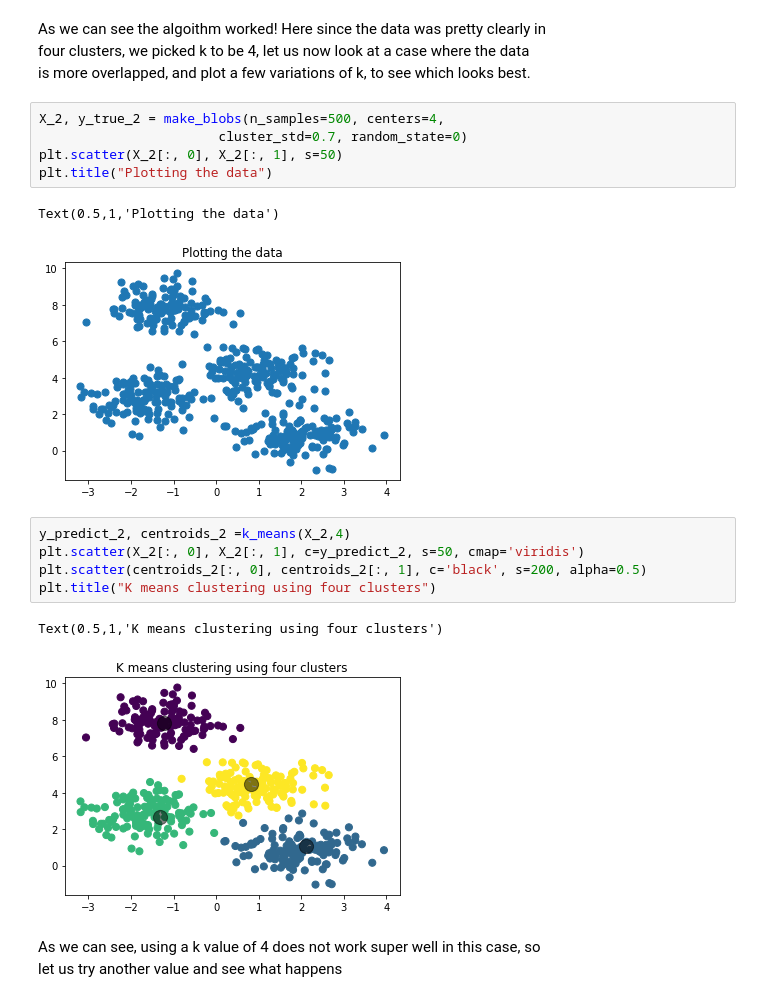
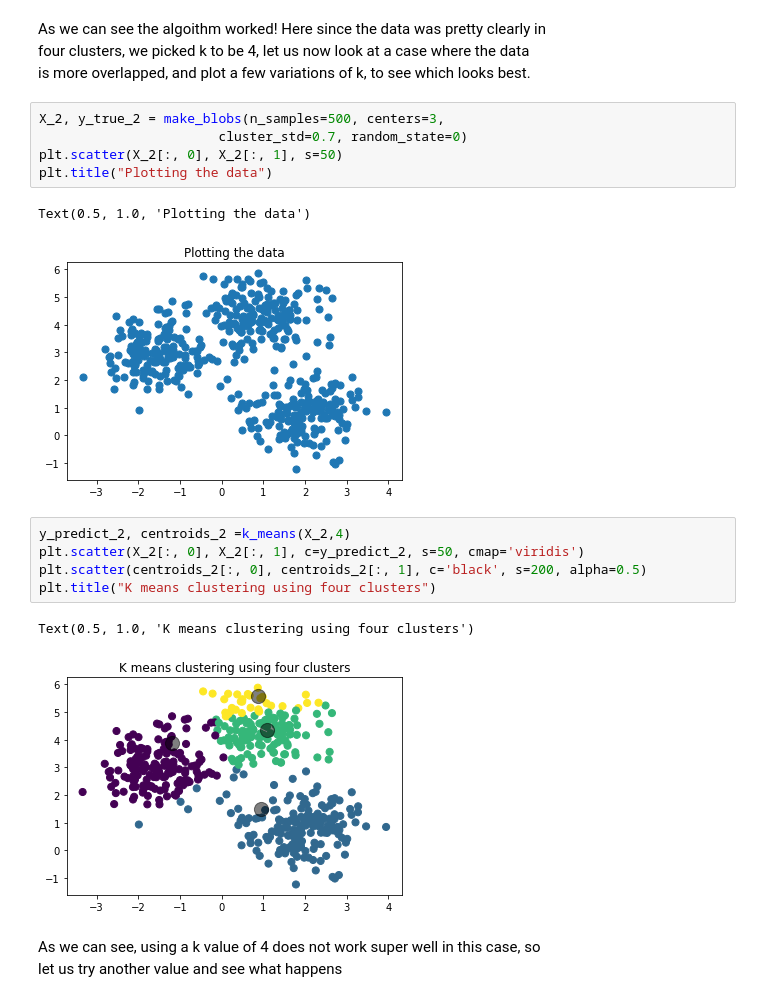
Before and after one commit to vxkr/mofrad_project, a Jupyter notebook: Methods/Classification/K_Means.ipynb, the cells around one changed output. Drawn from its saved outputs; the diff is of its cells as text.

Commit message:
fix example with num centers

```diff
--- a/Methods/Classification/K_Means.ipynb
+++ b/Methods/Classification/K_Means.ipynb
@@ -91,21 +91,21 @@ As we can see the algoithm worked! Here since the data was pretty clearly in
 four clusters, we picked k to be 4, let us now look at a case where the data
 is more overlapped, and plot a few variations of k, to see which looks best.
 # %%
-X_2, y_true_2 = make_blobs(n_samples=500, centers=4,
+X_2, y_true_2 = make_blobs(n_samples=500, centers=3,
                        cluster_std=0.7, random_state=0)
 plt.scatter(X_2[:, 0], X_2[:, 1], s=50)
 plt.title("Plotting the data")
 # %% [output]
-Text(0.5,1,'Plotting the data')
+Text(0.5, 1.0, 'Plotting the data')
-[figure, old version]
+[figure, new version]
 # %%
 y_predict_2, centroids_2 =k_means(X_2,4)
 plt.scatter(X_2[:, 0], X_2[:, 1], c=y_predict_2, s=50, cmap='viridis')
 plt.scatter(centroids_2[:, 0], centroids_2[:, 1], c='black', s=200, alpha=0.5)
 plt.title("K means clustering using four clusters")
 # %% [output]
-Text(0.5,1,'K means clustering using four clusters')
+Text(0.5, 1.0, 'K means clustering using four clusters')
-[figure, old version]
+[figure, new version]
 # %% [markdown]
 As we can see, using a k value of 4 does not work super well in this case, so
 let us try another value and see what happens
```
Also changed, not shown: parts of 5 cells of this notebook.
